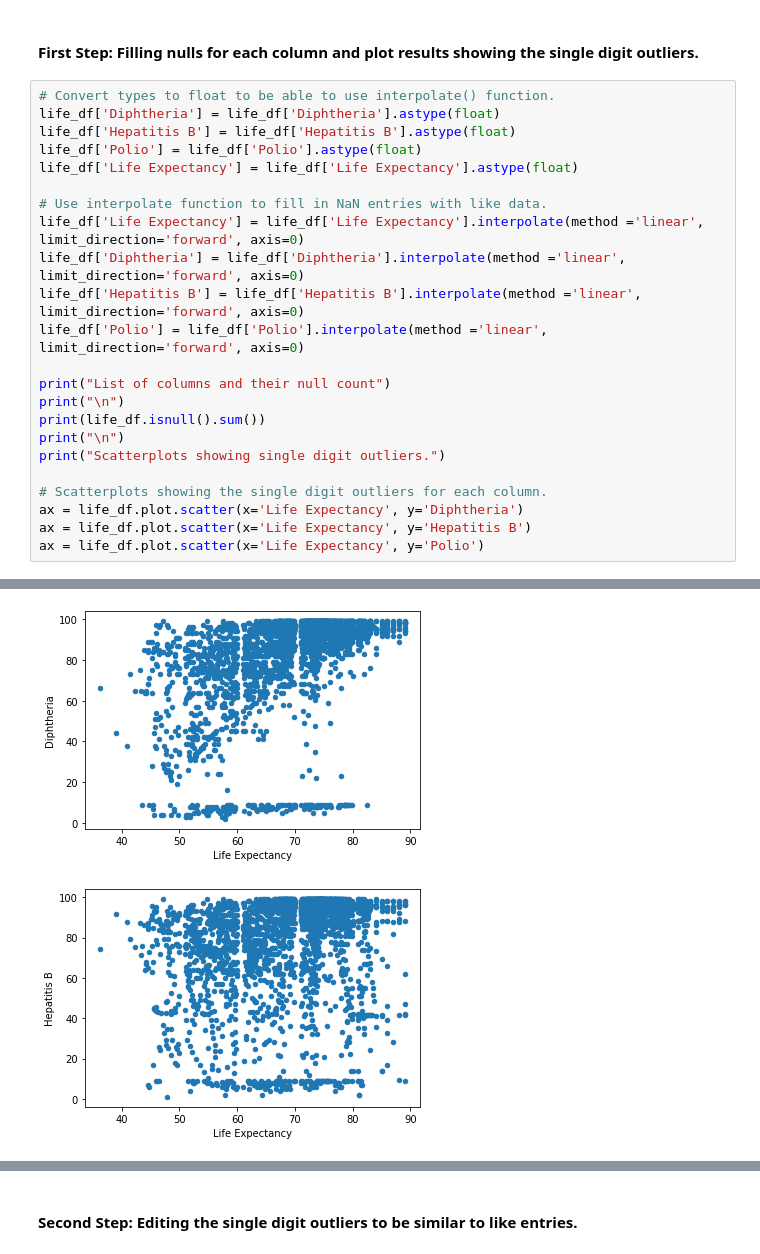
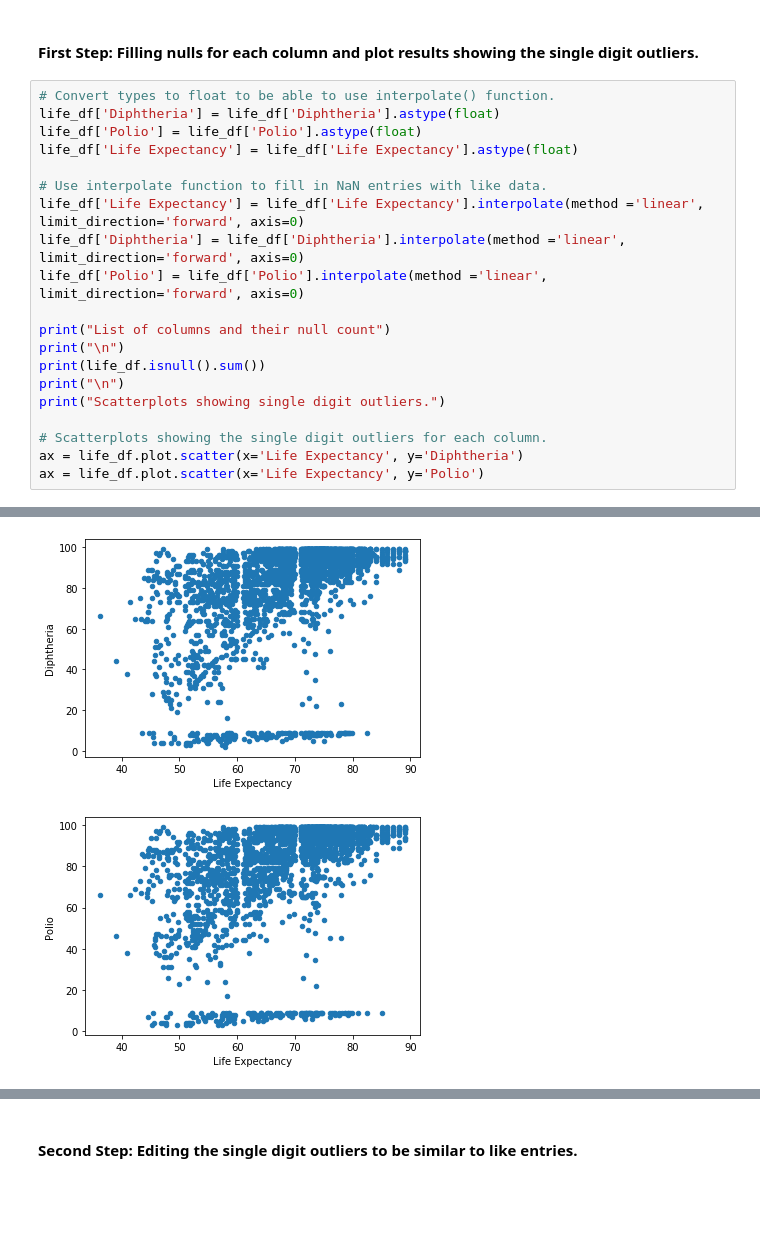
Before and after one commit to HoManCode/Group2-SIT307, a Jupyter notebook: A2 Dataset.ipynb, the cells around one changed output, grey strips where cells are left out. Cells and saved outputs as stored; diff of their text form; blank space fills up the shorter version.

```diff
--- a/A2 Dataset.ipynb
+++ b/A2 Dataset.ipynb
@@ -492,14 +512,12 @@ There are two issues with the data in these columns, missing values and single i
 # %%
 # Convert types to float to be able to use interpolate() function.
 life_df['Diphtheria'] = life_df['Diphtheria'].astype(float)
-life_df['Hepatitis B'] = life_df['Hepatitis B'].astype(float)
 life_df['Polio'] = life_df['Polio'].astype(float)
 life_df['Life Expectancy'] = life_df['Life Expectancy'].astype(float)
 
 # Use interpolate function to fill in NaN entries with like data.
 life_df['Life Expectancy'] = life_df['Life Expectancy'].interpolate(method ='linear', limit_direction='forward', axis=0)
 life_df['Diphtheria'] = life_df['Diphtheria'].interpolate(method ='linear', limit_direction='forward', axis=0)
-life_df['Hepatitis B'] = life_df['Hepatitis B'].interpolate(method ='linear', limit_direction='forward', axis=0)
 life_df['Polio'] = life_df['Polio'].interpolate(method ='linear', limit_direction='forward', axis=0)
 
 print("List of columns and their null count")
@@ -510,7 +528,6 @@ print("Scatterplots showing single digit outliers.")
 
 # Scatterplots showing the single digit outliers for each column.
 ax = life_df.plot.scatter(x='Life Expectancy', y='Diphtheria')
-ax = life_df.plot.scatter(x='Life Expectancy', y='Hepatitis B')
 ax = life_df.plot.scatter(x='Life Expectancy', y='Polio')
 # %% [output]
 List of columns and their null count
@@ -528,7 +545,7 @@ Hepatitis B                          0
 ... (13 lines left out)
 dtype: int64
 
 
 Scatterplots showing single digit outliers.
 [figure]
-[figure, old version]
+[figure, new version]
```
Also changed, not shown: parts of 14 cells of this notebook.
